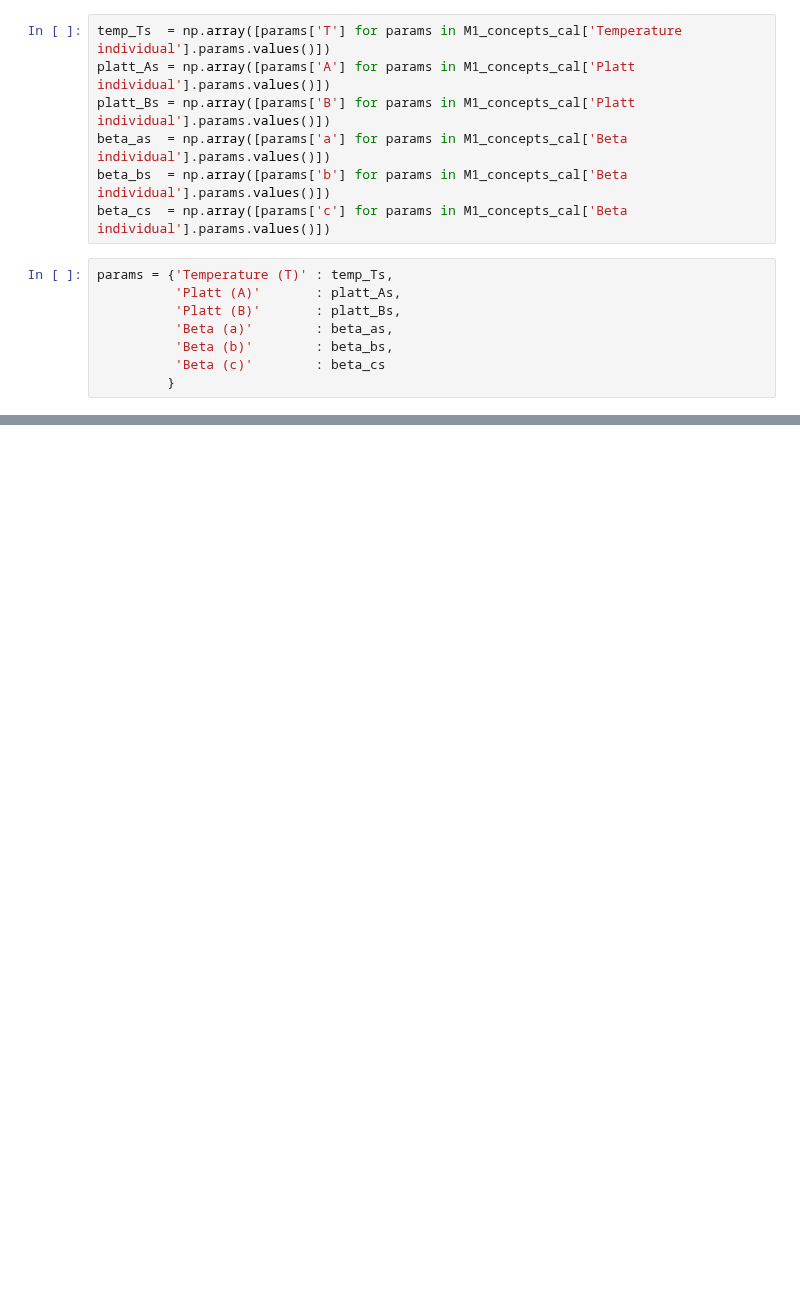
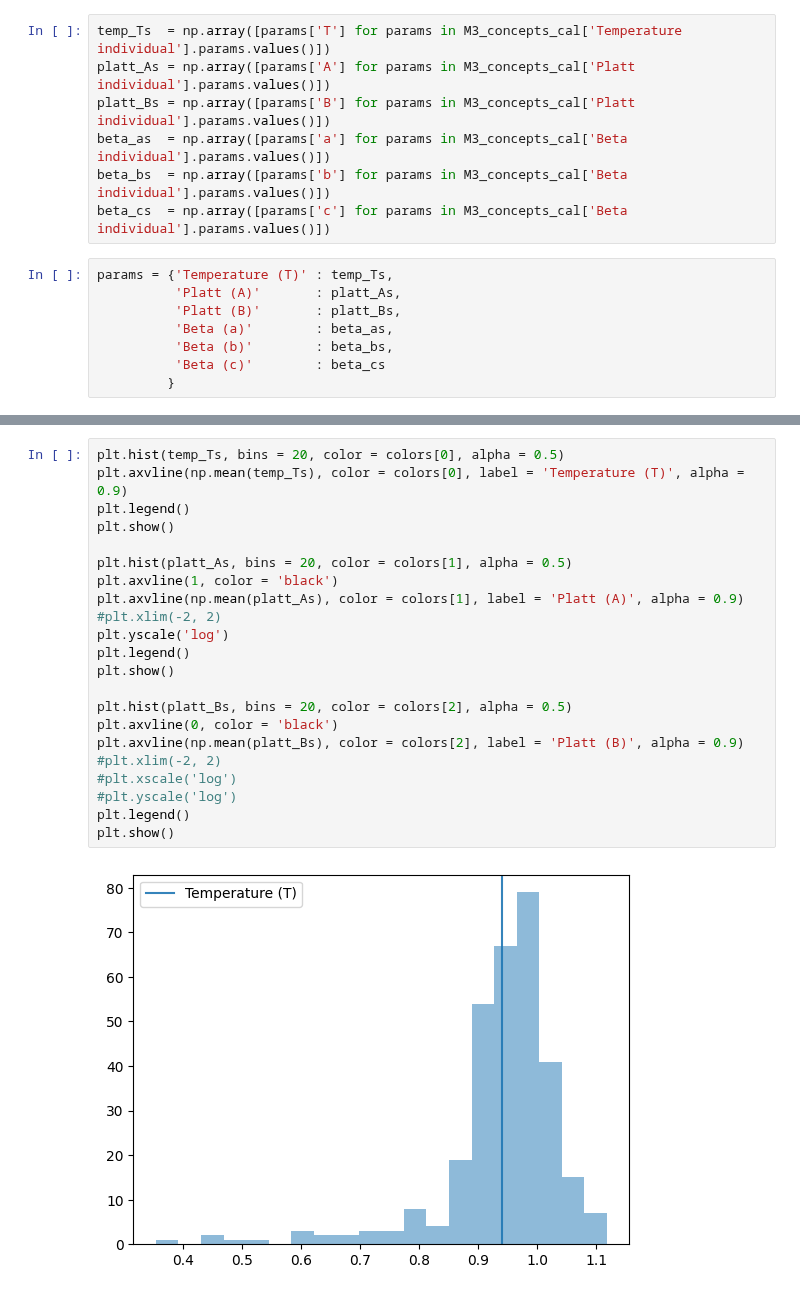
Before and after one commit to cassandra-goldberg/Calibrated_Concepts, a Jupyter notebook: Experiments/Concept-Bottlenecks.ipynb, the cells around one changed output, grey strips where cells are left out. Saved outputs shown, nothing was run; the diff lists cells and outputs as text; blank space fills up the shorter version.

```diff
--- a/Experiments/Concept-Bottlenecks.ipynb
+++ b/Experiments/Concept-Bottlenecks.ipynb
@@ -1078,12 +1078,12 @@ plot_global_calibrators(M3_concepts_cal, "RF", path = "Results/CUB/calibration_f
 # %% [markdown]
 Summarize individual calibrators
 # %%
-temp_Ts  = np.array([params['T'] for params in M1_concepts_cal['Temperature individual'].params.values()])
-platt_As = np.array([params['A'] for params in M1_concepts_cal['Platt individual'].params.values()])
-platt_Bs = np.array([params['B'] for params in M1_concepts_cal['Platt individual'].params.values()])
-beta_as  = np.array([params['a'] for params in M1_concepts_cal['Beta individual'].params.values()])
-beta_bs  = np.array([params['b'] for params in M1_concepts_cal['Beta individual'].params.values()])
-beta_cs  = np.array([params['c'] for params in M1_concepts_cal['Beta individual'].params.values()])
+temp_Ts  = np.array([params['T'] for params in M3_concepts_cal['Temperature individual'].params.values()])
+platt_As = np.array([params['A'] for params in M3_concepts_cal['Platt individual'].params.values()])
+platt_Bs = np.array([params['B'] for params in M3_concepts_cal['Platt individual'].params.values()])
+beta_as  = np.array([params['a'] for params in M3_concepts_cal['Beta individual'].params.values()])
+beta_bs  = np.array([params['b'] for params in M3_concepts_cal['Beta individual'].params.values()])
+beta_cs  = np.array([params['c'] for params in M3_concepts_cal['Beta individual'].params.values()])
 # %%
 params = {'Temperature (T)' : temp_Ts,
           'Platt (A)'       : platt_As,
@@ -1108,0 +1109,24 @@ Beta (c)          : 0.744 ± 0.220
+# %%
+plt.hist(temp_Ts, bins = 20, color = colors[0], alpha = 0.5)
+plt.axvline(np.mean(temp_Ts), color = colors[0], label = 'Temperature (T)', alpha = 0.9)
+plt.legend()
+plt.show()
+
+plt.hist(platt_As, bins = 20, color = colors[1], alpha = 0.5)
+plt.axvline(1, color = 'black')
+plt.axvline(np.mean(platt_As), color = colors[1], label = 'Platt (A)', alpha = 0.9)
+#plt.xlim(-2, 2)
+plt.yscale('log')
+plt.legend()
+plt.show()
+
+plt.hist(platt_Bs, bins = 20, color = colors[2], alpha = 0.5)
+plt.axvline(0, color = 'black')
+plt.axvline(np.mean(platt_Bs), color = colors[2], label = 'Platt (B)', alpha = 0.9)
+#plt.xlim(-2, 2)
+#plt.xscale('log')
+#plt.yscale('log')
+plt.legend()
+plt.show()
+# %% [output]
+[figure, added]
```
Also changed, not shown: parts of 2 cells of this notebook.
